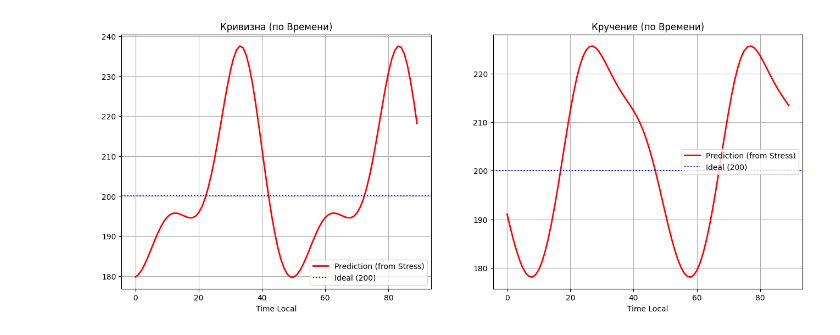
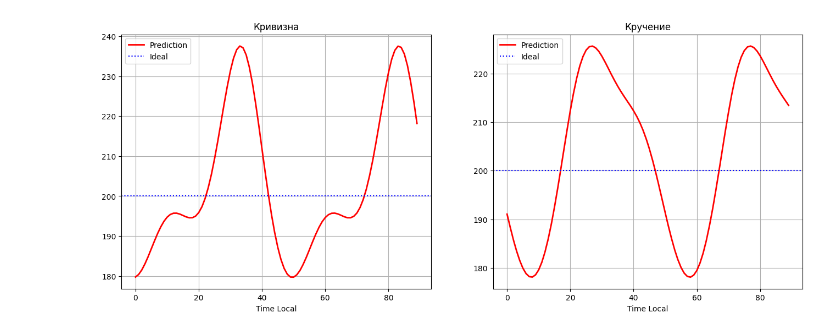
Before and after one commit to ArtemDos/complex_deformations, a Jupyter notebook: P29/experimental_vint/biso.ipynb, the cells around one changed output. Saved outputs shown, nothing was run; the diff lists cells and outputs as text; code cells hidden in the pictures.

```diff
--- a/P29/experimental_vint/biso.ipynb
+++ b/P29/experimental_vint/biso.ipynb
@@ -59,0 +97,13 @@ df_exp_stage2['Sigma_Mean'] = (df_exp_stage2['S_ZZ'] + df_exp_stage2['S_TT']) /
+# %%
+from core.calculations import calculate_stress_vector
+
+
+sig_1, sig_2, sig_3 = calculate_stress_vector(df_exp_stage2)
+df_exp_stage2["Sig_1"] = sig_1
+df_exp_stage2["Sig_2"] = sig_2
+df_exp_stage2["Sig_3"] = sig_3
+
+sig_1, sig_2, sig_3 = calculate_stress_vector(numerical_experiment_stage2)
+numerical_experiment_stage2["Sig_1"] = sig_1
+numerical_experiment_stage2["Sig_2"] = sig_2
+numerical_experiment_stage2["Sig_3"] = sig_3
@@ -135,39 +302,39 @@ def calculate_geometry_time_based(t_array, vol_model, E=2.05e5, nu=0.29, c=25e-4
     A3 = (2/sqrt3) * a_etz
     J3 = (2/sqrt3) * j_etz
 
     V = np.column_stack((V1, V2, V3))
     A = np.column_stack((A1, A2, A3))
     J = np.column_stack((J1, J2, J3))
 
     cross_va = np.cross(V, A)
     num_k = np.linalg.norm(cross_va, axis=1)
     den_k = np.linalg.norm(V, axis=1)**3
     kappa = num_k / den_k
 
     num_t = np.sum(cross_va * J, axis=1)
     den_t = np.linalg.norm(cross_va, axis=1)**2
     tau = num_t / den_t
 
     return kappa, tau
 
 k_pred, t_pred = calculate_geometry_time_based(t_vals, vol_model_t)
 
 fig, (ax1, ax2) = plt.subplots(1, 2, figsize=(16, 6))
 
-ax1.plot(t_vals, k_pred, 'r-', lw=2, label='Prediction (from Stress)')
-ax1.axhline(200, color='b', linestyle=':', label='Ideal (200)')
-ax1.set_title('Кривизна (по Времени)')
-ax1.set_xlabel('Time Local')
+ax1.plot(t_vals, k_pred, "r-", lw=2, label="Prediction")
+ax1.axhline(200, color="b", linestyle=":", label="Ideal")
+ax1.set_title("Кривизна")
+ax1.set_xlabel("Time Local")
 ax1.grid(True)
 ax1.legend()
 
-ax2.plot(t_vals, np.abs(t_pred), 'r-', lw=2, label='Prediction (from Stress)')
-ax2.axhline(200, color='b', linestyle=':', label='Ideal (200)')
-ax2.set_title('Кручение (по Времени)')
-ax2.set_xlabel('Time Local')
+ax2.plot(t_vals, np.abs(t_pred), "r-", lw=2, label="Prediction")
+ax2.axhline(200, color="b", linestyle=":", label="Ideal")
+ax2.set_title("Кручение")
+ax2.set_xlabel("Time Local")
 ax2.grid(True)
 ax2.legend()
 
 plt.show()
 # %% [output]
-[figure, old version]
+[figure, new version]
```
Also changed, not shown: parts of 16 cells of this notebook.
